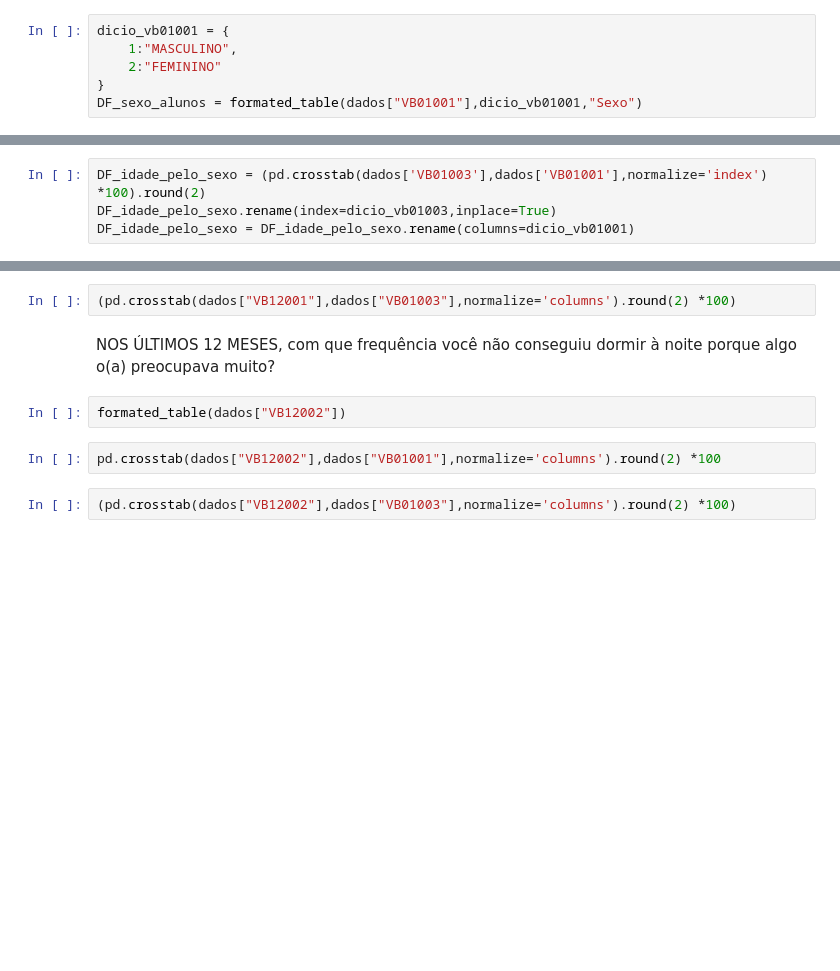
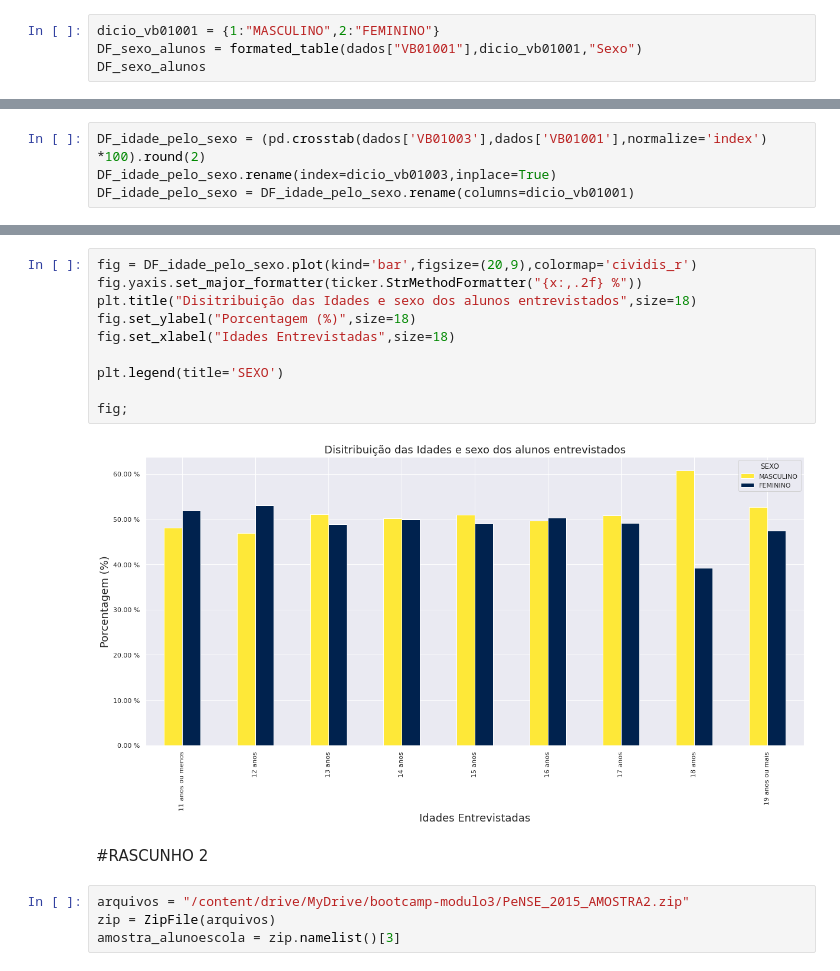
Before and after one commit to MatheusOrange211/Bootcamp-Alura, a Jupyter notebook: PROJETO_MODULO_3.ipynb, the cells around one changed output, grey strips where cells are left out. Cells and saved outputs as stored; diff of their text form; blank space fills up the shorter version.

```diff
--- a/PROJETO_MODULO_3.ipynb
+++ b/PROJETO_MODULO_3.ipynb
@@ -66,8 +79,6 @@ def formated_table(dataset : pd.DataFrame, dicionario : dict  = None, title_inde
 # %% [markdown]
 Primeiramente, precisamos deixar bem claro o que temos nos nossos dados. A informações abaixo nos mostram a distribuição dos nossos alunos em relação a sexo e idade. Essas são informações básicas que servirão para nos dar um entendimento inicial sobre o que estamos analisando com que público e com que idade.
 # %%
-dicio_vb01001 = {
-    1:"MASCULINO",
-    2:"FEMININO"
-}
+dicio_vb01001 = {1:"MASCULINO",2:"FEMININO"}
 DF_sexo_alunos = formated_table(dados["VB01001"],dicio_vb01001,"Sexo")
+DF_sexo_alunos
@@ -213,10 +139,18 @@ pd.crosstab(dados["VB12001"],dados["VB01001"],normalize='columns').round(2) *100
-# %%
-(pd.crosstab(dados["VB12001"],dados["VB01003"],normalize='columns').round(2) *100)
-# %% [markdown]
-NOS ÚLTIMOS 12 MESES, com que frequência você não conseguiu dormir à noite porque algo o(a) preocupava muito?
-# %%
-formated_table(dados["VB12002"])
-# %%
-pd.crosstab(dados["VB12002"],dados["VB01001"],normalize='columns').round(2) *100
-# %%
-(pd.crosstab(dados["VB12002"],dados["VB01003"],normalize='columns').round(2) *100)
+# %%
+fig = DF_idade_pelo_sexo.plot(kind='bar',figsize=(20,9),colormap='cividis_r')
+fig.yaxis.set_major_formatter(ticker.StrMethodFormatter("{x:,.2f} %"))
+plt.title("Disitribuição das Idades e sexo dos alunos entrevistados",size=18)
+fig.set_ylabel("Porcentagem (%)",size=18)
+fig.set_xlabel("Idades Entrevistadas",size=18)
+
+plt.legend(title='SEXO')
+
+fig;
+# %% [output]
+[figure, added]
+# %% [markdown]
+#RASCUNHO 2
+# %%
+arquivos = "/content/drive/MyDrive/bootcamp-modulo3/PeNSE_2015_AMOSTRA2.zip"
+zip = ZipFile(arquivos)
+amostra_alunoescola = zip.namelist()[3]
```
Also changed, not shown: parts of 64 cells of this notebook.
